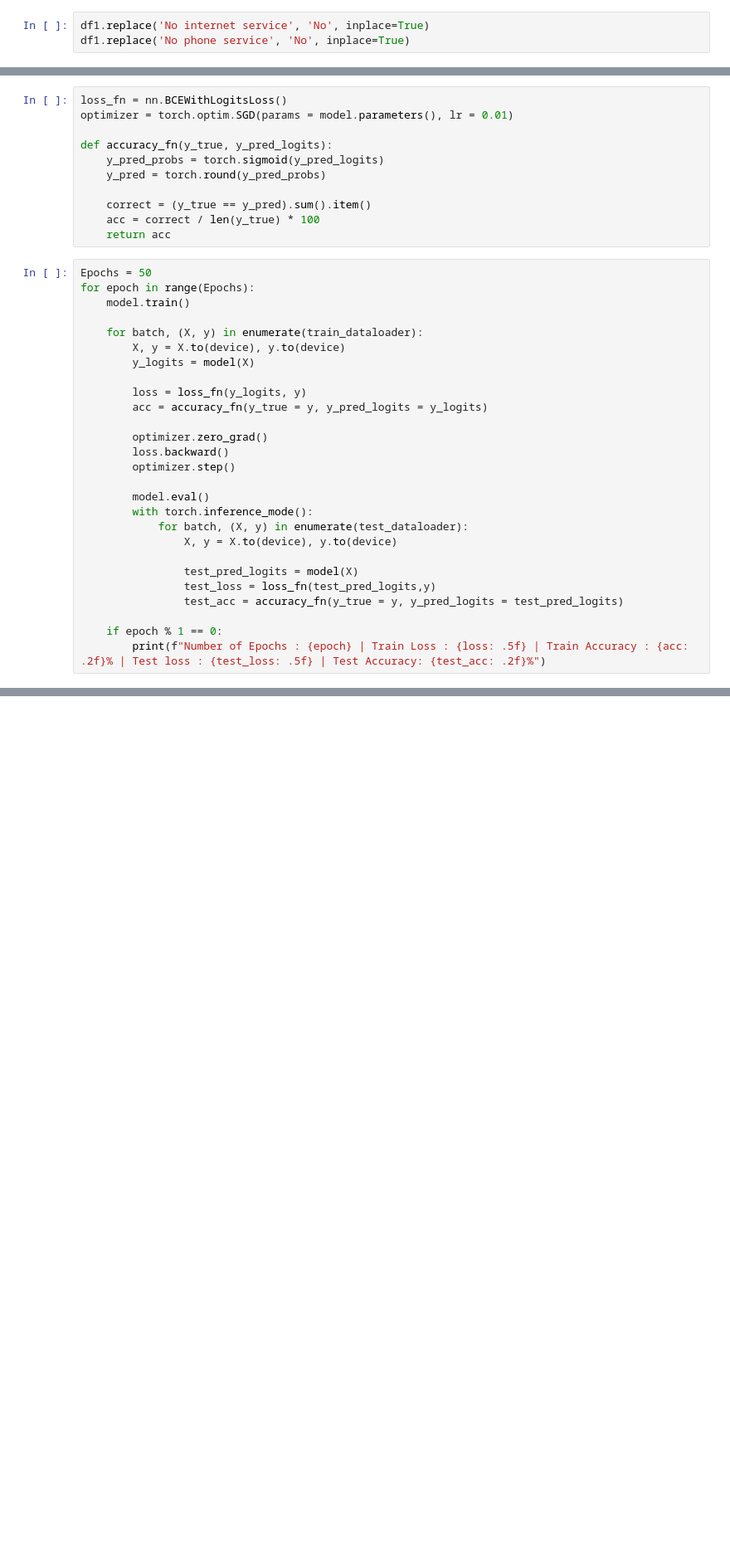
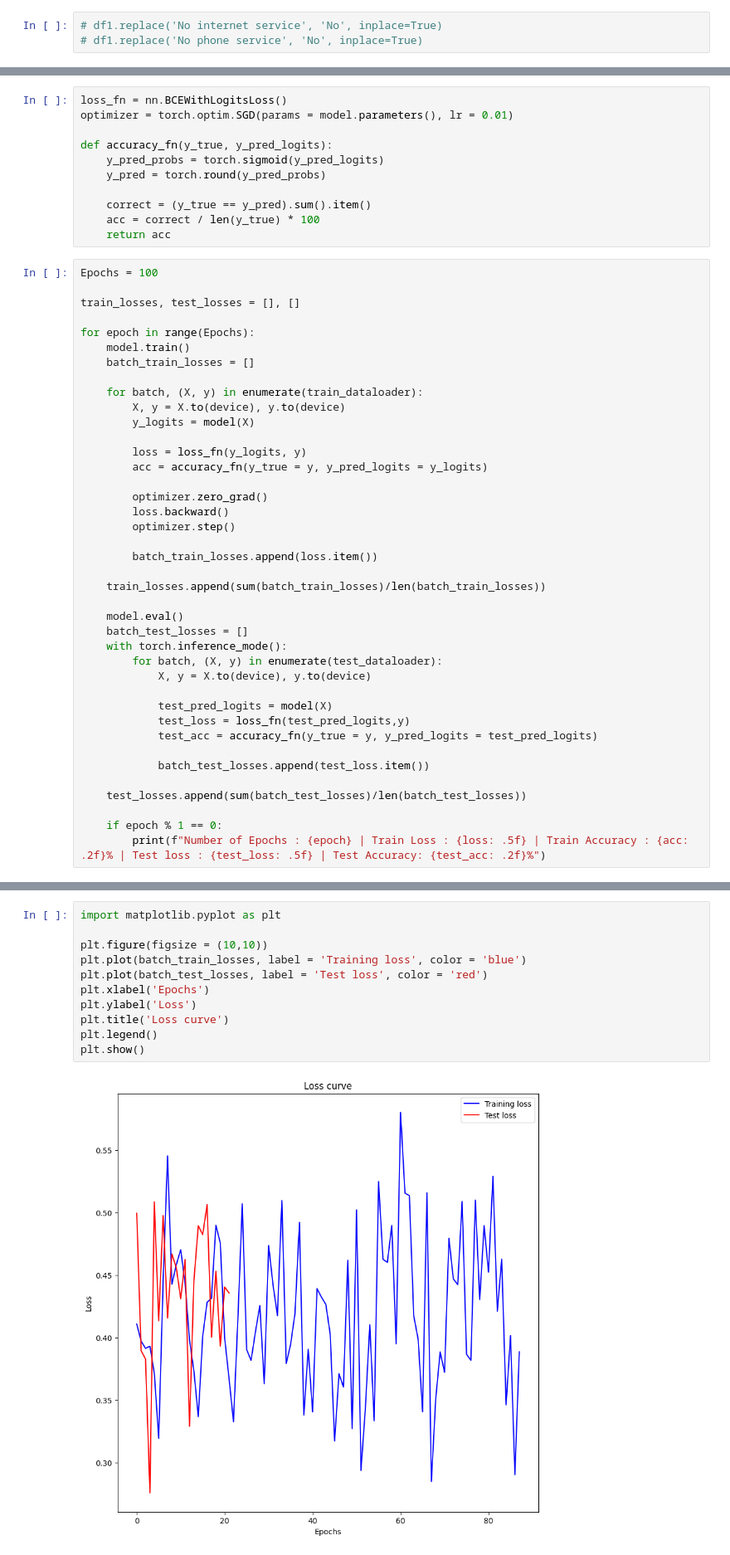
Before and after one commit to Sanket1281/CHURN_PREDICTION, a Jupyter notebook: Model.ipynb, the cells around one changed output, grey strips where cells are left out. Shown at 83% size. Drawn from its saved outputs; the diff is of its cells as text; blank space fills up the shorter version.

Commit message:
Added LOSS curve

```diff
--- a/Model.ipynb
+++ b/Model.ipynb
@@ -173,5 +167,5 @@ PaperlessBilling : ['Yes' 'No']
 PaymentMethod : ['Electronic check' 'Mailed check' 'Bank transfer (automatic)' 'Credit card (automatic)']
 Churn : ['No' 'Yes']
 # %%
-df1.replace('No internet service', 'No', inplace=True)
-df1.replace('No phone service', 'No', inplace=True)
+# df1.replace('No internet service', 'No', inplace=True)
+# df1.replace('No phone service', 'No', inplace=True)
@@ -481,9 +462,13 @@ def accuracy_fn(y_true, y_pred_logits):
     acc = correct / len(y_true) * 100
     return acc
 # %%
-Epochs = 50
+Epochs = 100
+
+train_losses, test_losses = [], []
+
 for epoch in range(Epochs):
     model.train()
+    batch_train_losses = []
 
     for batch, (X, y) in enumerate(train_dataloader):
         X, y = X.to(device), y.to(device)
@@ -496,14 +481,23 @@ for epoch in range(Epochs):
         loss.backward()
         optimizer.step()
 
-        model.eval()
-        with torch.inference_mode():
-            for batch, (X, y) in enumerate(test_dataloader):
-                X, y = X.to(device), y.to(device)
+        batch_train_losses.append(loss.item())
 
-                test_pred_logits = model(X)
-                test_loss = loss_fn(test_pred_logits,y)
-                test_acc = accuracy_fn(y_true = y, y_pred_logits = test_pred_logits)
+    train_losses.append(sum(batch_train_losses)/len(batch_train_losses))
+
+    model.eval()
+    batch_test_losses = []
+    with torch.inference_mode():
+        for batch, (X, y) in enumerate(test_dataloader):
+            X, y = X.to(device), y.to(device)
+
+            test_pred_logits = model(X)
+            test_loss = loss_fn(test_pred_logits,y)
+            test_acc = accuracy_fn(y_true = y, y_pred_logits = test_pred_logits)
+
+            batch_test_losses.append(test_loss.item())
+
+    test_losses.append(sum(batch_test_losses)/len(batch_test_losses))
 
     if epoch % 1 == 0:
         print(f"Number of Epochs : {epoch} | Train Loss : {loss: .5f} | Train Accuracy : {acc: .2f}% | Test loss : {test_loss: .5f} | Test Accuracy: {test_acc: .2f}%")
@@ -527,0 +533,13 @@ Number of Epochs : 49 | Train Loss :  0.35658 | Train Accuracy :  78.95% | Test
+# %%
+import matplotlib.pyplot as plt
+
+plt.figure(figsize = (10,10))
+plt.plot(batch_train_losses, label = 'Training loss', color = 'blue')
+plt.plot(batch_test_losses, label = 'Test loss', color = 'red')
+plt.xlabel('Epochs')
+plt.ylabel('Loss')
+plt.title('Loss curve')
+plt.legend()
+plt.show()
+# %% [output]
+[figure, added]
```
Also changed, not shown: parts of 7 cells of this notebook.
